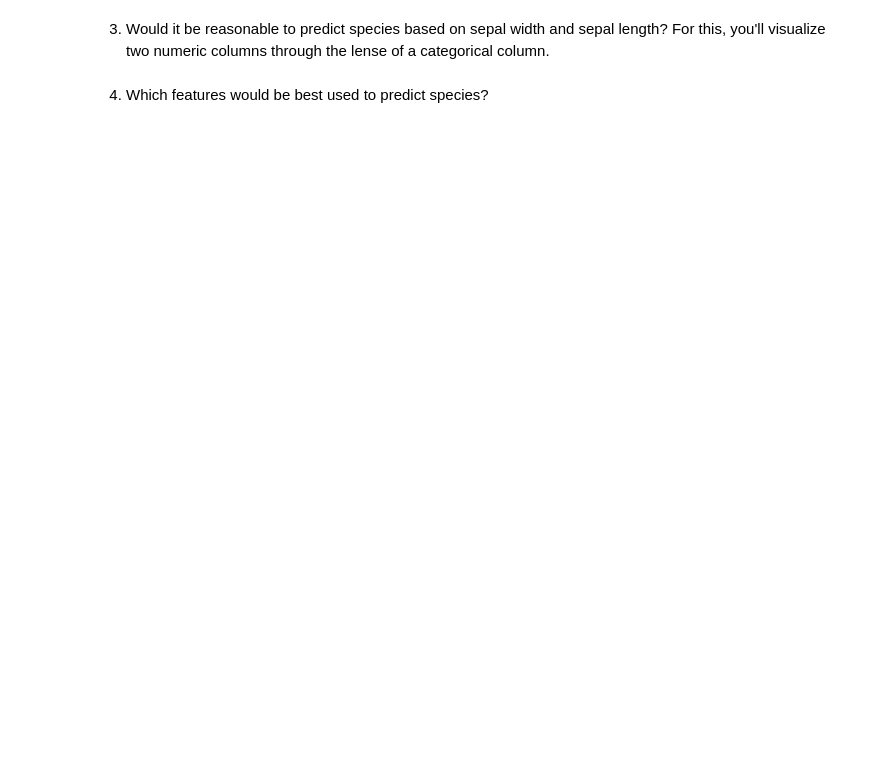
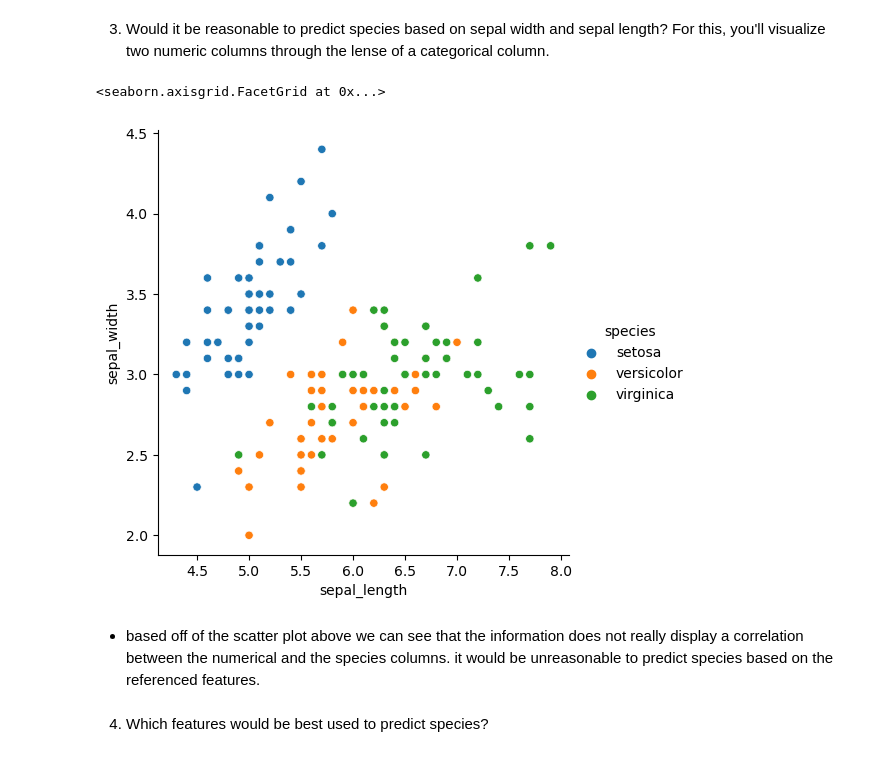
Before and after one commit to Marc-Aradillas/numpy-pandas-visualization-exercises, a Jupyter notebook: seaborn_exercises.ipynb, the cells around one changed output. Drawn from its saved outputs; the diff is of its cells as text; code cells hidden in the pictures; blank space fills up the shorter version.

```diff
--- a/seaborn_exercises.ipynb
+++ b/seaborn_exercises.ipynb
@@ -9,4 +49,11 @@
 # %% [markdown]
 3. Would it be reasonable to predict species based on sepal width and sepal length? For this, you'll visualize two numeric columns through the lense of a categorical column.
+# %%
+sns.relplot(data = iris_df, x = 'sepal_length', y = 'sepal_width', hue = 'species')
+# %% [output]
+<seaborn.axisgrid.FacetGrid at 0x...>
+[figure, added]
+# %% [markdown]
+- based off of the scatter plot above we can see that the information does not really display a correlation between the numerical and the species columns. it would be unreasonable to predict species based on the referenced features.
 # %% [markdown]
 4. Which features would be best used to predict species?
```
Also changed, not shown: parts of 35 cells of this notebook, 2 other files.
